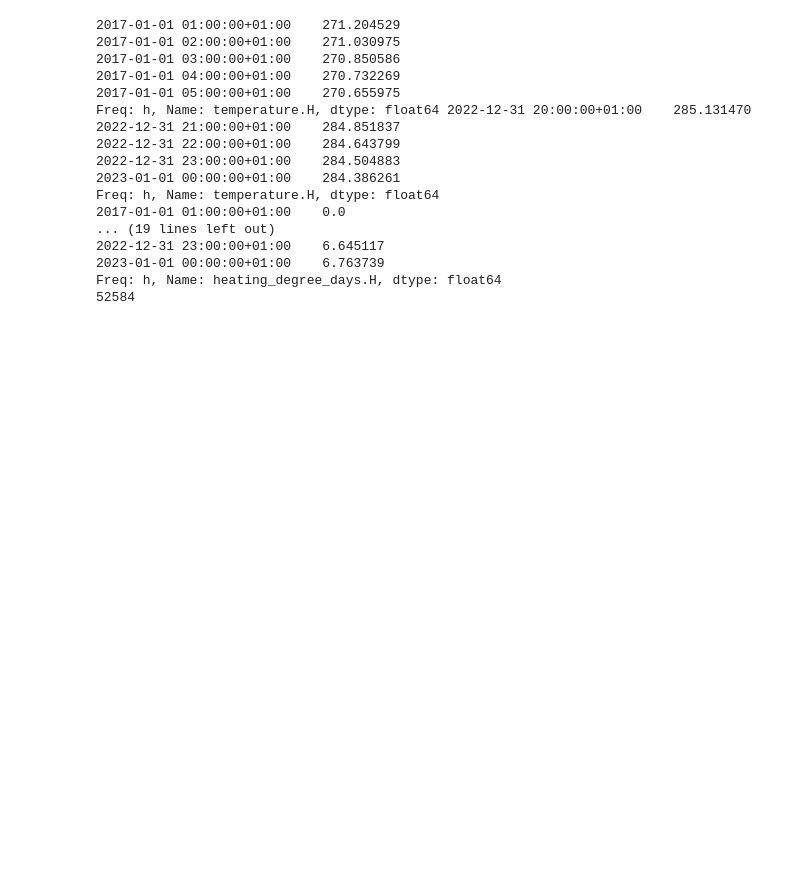
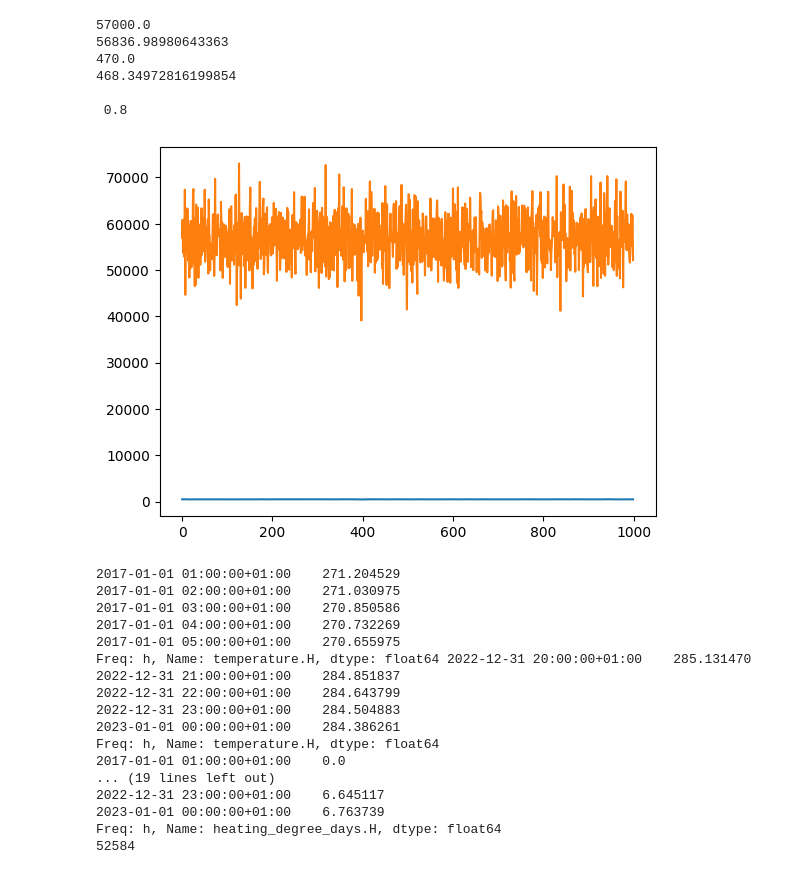
Before and after one commit to jscanales/elasticities_with_graphs, a Jupyter notebook: test.ipynb, the cells around one changed output. Saved outputs shown, nothing was run; the diff lists cells and outputs as text; code cells hidden in the pictures; blank space fills up the shorter version.

```diff
--- a/test.ipynb
+++ b/test.ipynb
@@ -13,6 +13,46 @@ from functools import lru_cache
 from synthetic import PriceArea, interval, Consumption, HourlySeries, Dummy, exogenous_variables, Areas, ar_model_analysis, ar_model_fit, Country, exog_list, IndEquilibrium, IndividualDemand, Supply, get_wind_series, WindOptions, RandomCached
 
 # pd.options.plotting.backend = "plotly"
+# %%
+delta = 0.1                    # rate of depreciation / inventory spoilage
+consumption = 10               # constant consumption (decay) from inventory
+beta = -100                       # demand response to inventory levels
+avg_demand = 57_000.0           # target quantity for mean demand
+theta = 0.001       # ratio at which demand is stored
+# theta = 100 / base_demand       # ratio at which demand is stored
+
+
+def law_of_motion(past_value, demand) -> float:
+    return (1-delta)*past_value + theta * demand - consumption
+
+avg_inventory = (-consumption+theta*avg_demand)/(delta)
+base_demand = avg_demand - beta * avg_inventory
+
+inventory_values = [avg_inventory]
+demand_values = [avg_demand]
+
+for i in range(1, 1000):
+    demand = base_demand + beta * inventory_values[i-1] + np.random.normal(0, 5000)
+    demand_values.append(demand)
+    inventory_values.append(law_of_motion(inventory_values[i-1], demand))
+
+plt.plot(inventory_values)
+plt.plot(demand_values)
+
+print(avg_demand)
+print(np.mean(demand_values))
+print((theta*avg_demand-consumption)/delta)
+print(np.mean(inventory_values))
+
+print("\n", 1-delta+theta*beta)
+# %% [output]
+57000.0
+56836.98980643363
+470.0
+468.34972816199854
+
+ 0.8
+[figure, added]
 # %%
 from tqdm import tqdm
 
```
Also changed, not shown: 11 other files.
